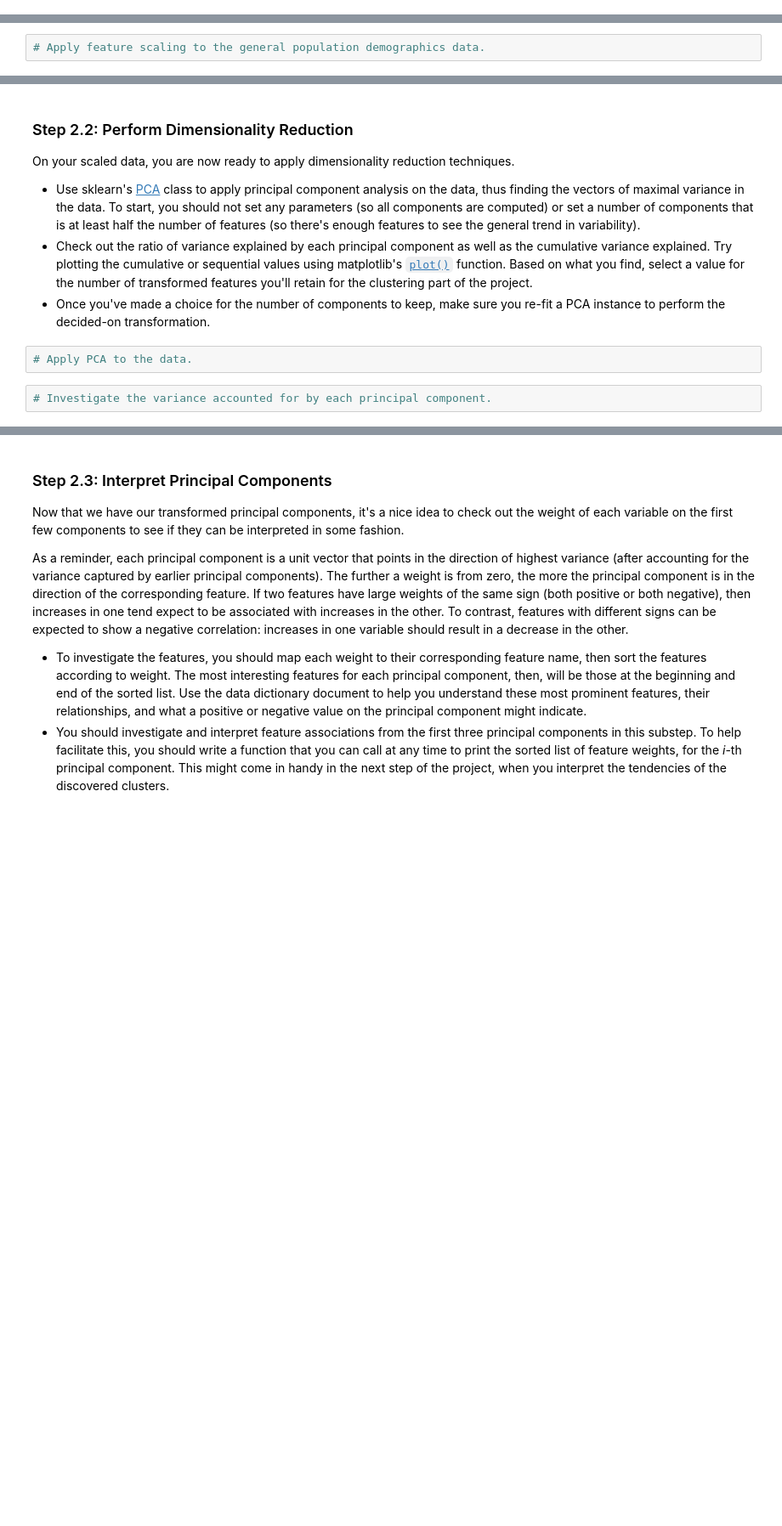
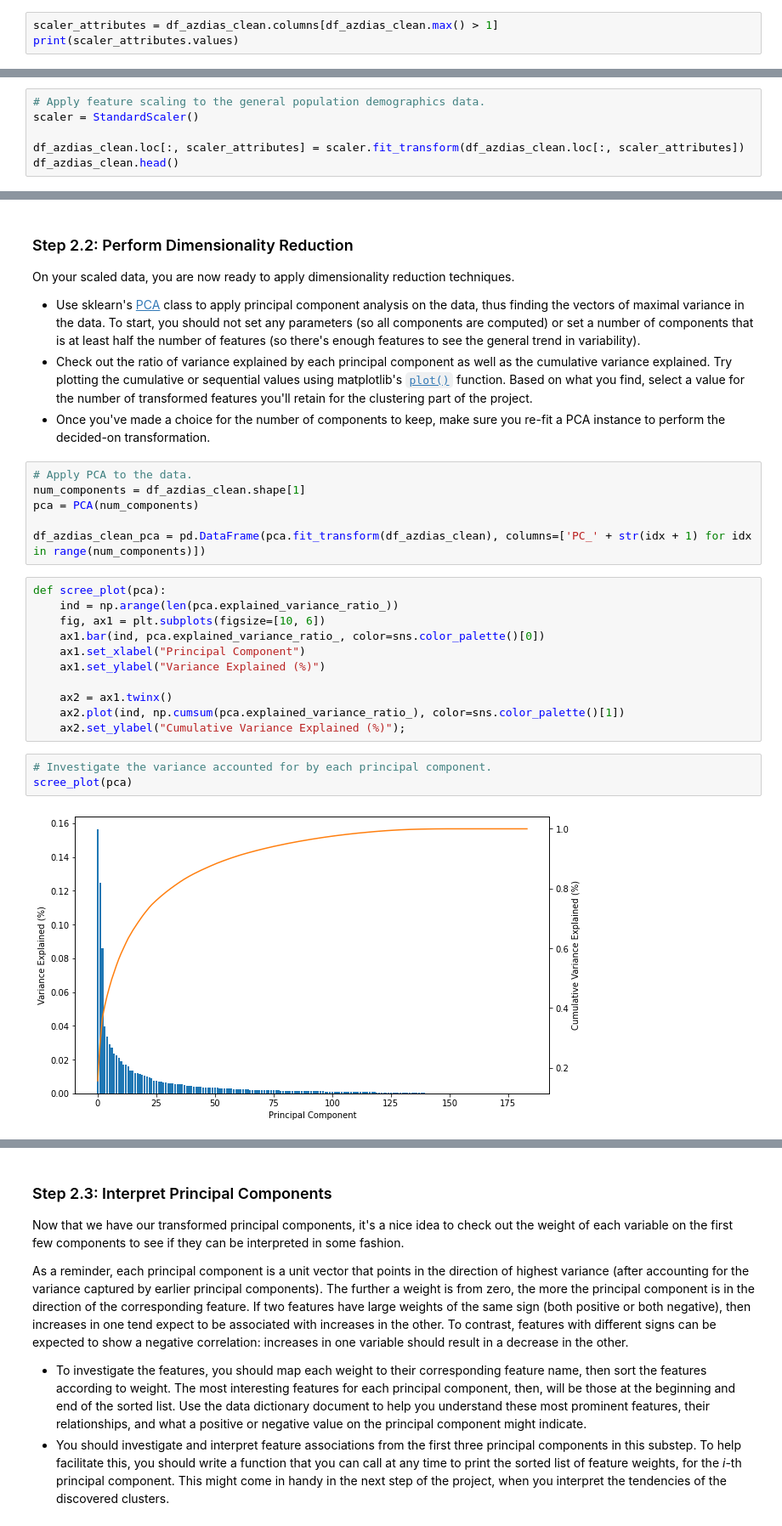
Before and after one commit to dendrenn/customer-segmentation, a Jupyter notebook: Identify_Customer_Segments.ipynb, the cells around one changed output, grey strips where cells are left out. Shown: that part at 85% size. Drawn from its saved outputs; the diff is of its cells as text; blank space fills up the shorter version.

```diff
--- a/Identify_Customer_Segments.ipynb
+++ b/Identify_Customer_Segments.ipynb
@@ -503,0 +907,3 @@ Before we apply dimensionality reduction techniques to the data, we need to perf
+# %%
+scaler_attributes = df_azdias_clean.columns[df_azdias_clean.max() > 1]
+print(scaler_attributes.values)
@@ -504,2 +924,6 @@ Before we apply dimensionality reduction techniques to the data, we need to perf
 # %%
 # Apply feature scaling to the general population demographics data.
+scaler = StandardScaler()
+
+df_azdias_clean.loc[:, scaler_attributes] = scaler.fit_transform(df_azdias_clean.loc[:, scaler_attributes])
+df_azdias_clean.head()
@@ -515,7 +946,25 @@ On your scaled data, you are now ready to apply dimensionality reduction techniq
 - Use sklearn's [PCA](http://scikit-learn.org/stable/modules/generated/sklearn.decomposition.PCA.html) class to apply principal component analysis on the data, thus finding the vectors of maximal variance in the data. To start, you should not set any parameters (so all components are computed) or set a number of components that is at least half the number of features (so there's enough features to see the general trend in variability).
 - Check out the ratio of variance explained by each principal component as well as the cumulative variance explained. Try plotting the cumulative or sequential values using matplotlib's [`plot()`](https://matplotlib.org/api/_as_gen/matplotlib.pyplot.plot.html) function. Based on what you find, select a value for the number of transformed features you'll retain for the clustering part of the project.
 - Once you've made a choice for the number of components to keep, make sure you re-fit a PCA instance to perform the decided-on transformation.
-# %%
-# Apply PCA to the data.
+# %%
+# Apply PCA to the data.
+num_components = df_azdias_clean.shape[1]
+pca = PCA(num_components)
+
+df_azdias_clean_pca = pd.DataFrame(pca.fit_transform(df_azdias_clean), columns=['PC_' + str(idx + 1) for idx in range(num_components)])
+# %%
+def scree_plot(pca):
+    ind = np.arange(len(pca.explained_variance_ratio_))
+    fig, ax1 = plt.subplots(figsize=[10, 6])
+    ax1.bar(ind, pca.explained_variance_ratio_, color=sns.color_palette()[0])
+    ax1.set_xlabel("Principal Component")
+    ax1.set_ylabel("Variance Explained (%)")
+
+    ax2 = ax1.twinx()
+    ax2.plot(ind, np.cumsum(pca.explained_variance_ratio_), color=sns.color_palette()[1])
+    ax2.set_ylabel("Cumulative Variance Explained (%)");
 # %%
 # Investigate the variance accounted for by each principal component.
+scree_plot(pca)
+# %% [output]
+[figure, added]
```
Also changed, not shown: parts of 53 cells of this notebook.
